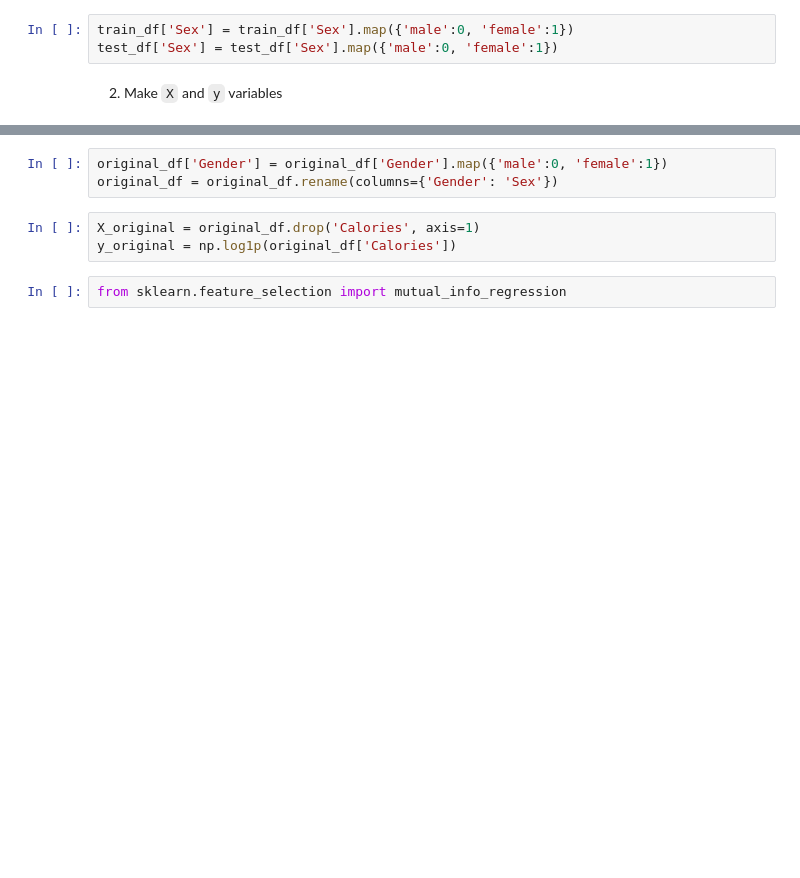
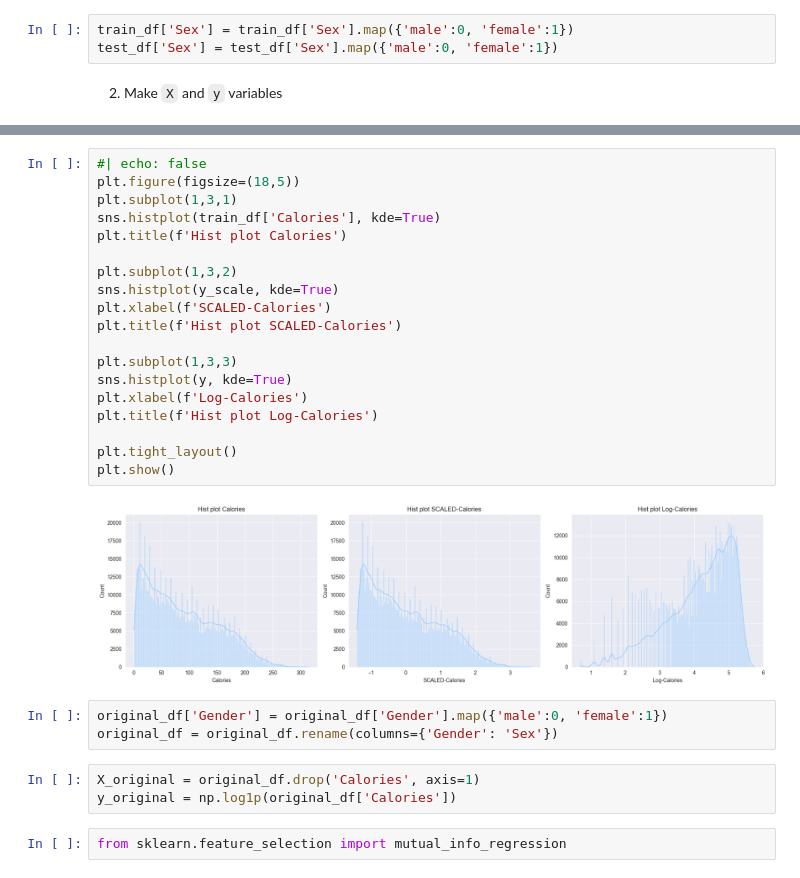
Before and after one commit to mriganktiwari/blogs, a Jupyter notebook: posts/eda-calories-prediction-data.ipynb, the cells around one changed output, grey strips where cells are left out. Drawn from its saved outputs; the diff is of its cells as text; blank space fills up the shorter version.

```diff
--- a/posts/eda-calories-prediction-data.ipynb
+++ b/posts/eda-calories-prediction-data.ipynb
@@ -326,3 +331,24 @@ Text(0.5, 0, 'Log of Calories')
+# %%
+#| echo: false
+plt.figure(figsize=(18,5))
+plt.subplot(1,3,1)
+sns.histplot(train_df['Calories'], kde=True)
+plt.title(f'Hist plot Calories')
+
+plt.subplot(1,3,2)
+sns.histplot(y_scale, kde=True)
+plt.xlabel(f'SCALED-Calories')
+plt.title(f'Hist plot SCALED-Calories')
+
+plt.subplot(1,3,3)
+sns.histplot(y, kde=True)
+plt.xlabel(f'Log-Calories')
+plt.title(f'Hist plot Log-Calories')
+
+plt.tight_layout()
+plt.show()
+# %% [output]
+[figure, added]
 # %%
 original_df['Gender'] = original_df['Gender'].map({'male':0, 'female':1})
 original_df = original_df.rename(columns={'Gender': 'Sex'})
```
Also changed, not shown: parts of 17 cells of this notebook, 7 other files.
